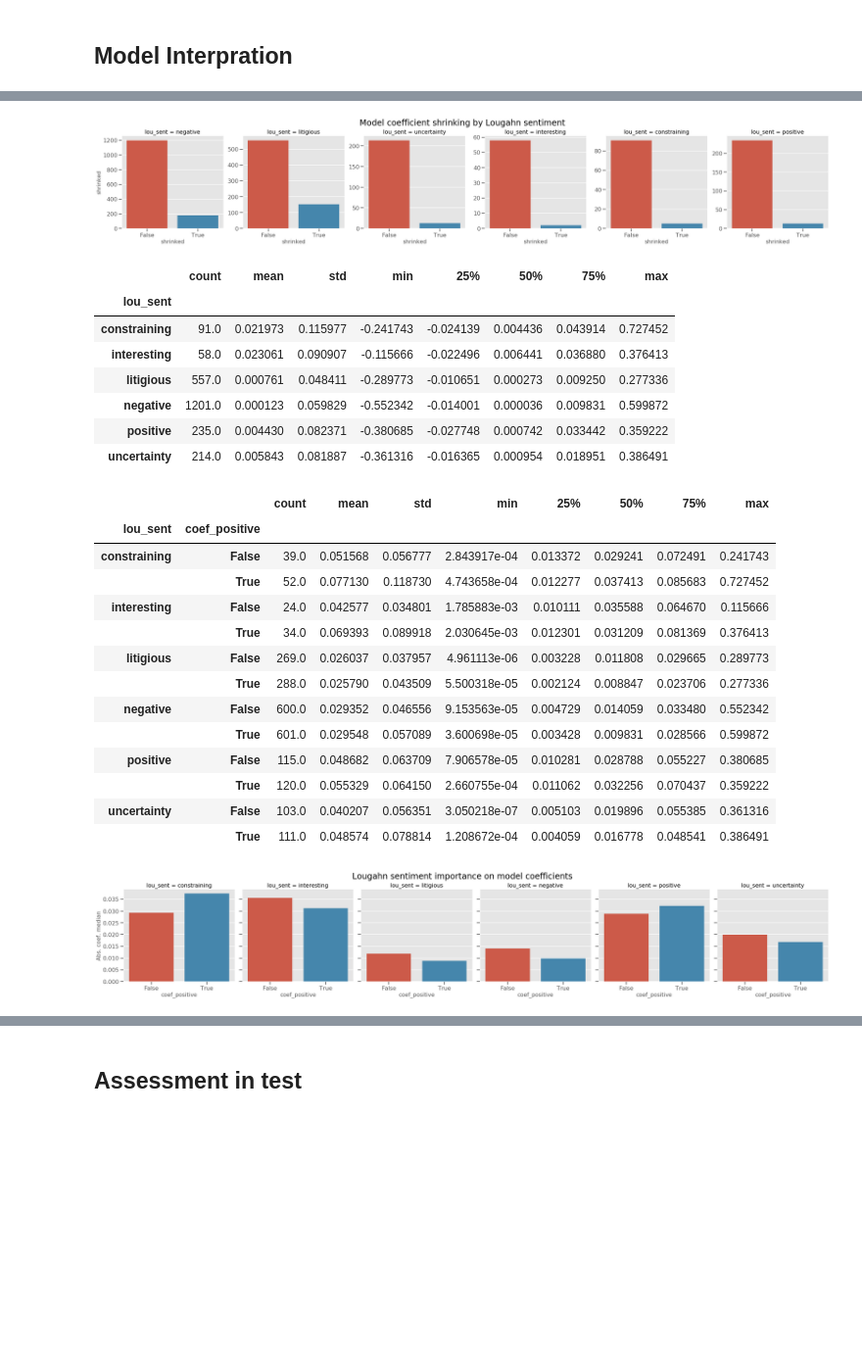
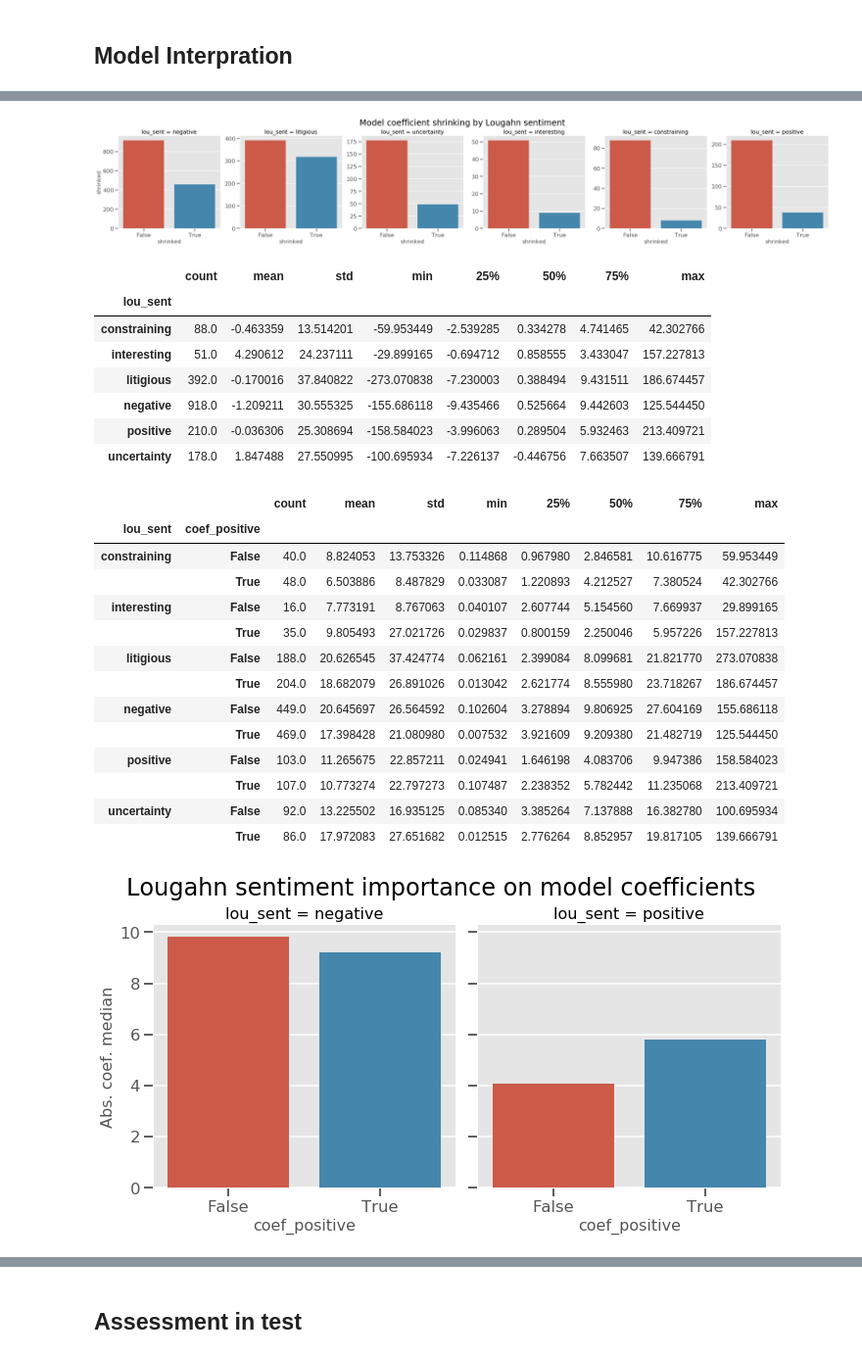
Before and after one commit to manualrg/dslab-ai-for-trading, a Jupyter notebook: notebooks/05_nlp_quant/03_10ksent_mlsent.ipynb, the cells around one changed output, grey strips where cells are left out. Shown at 98% size. Saved outputs shown, nothing was run; the diff lists cells and outputs as text; code cells hidden in the pictures; blank space fills up the shorter version.

Commit message:
train test split refactored at 2013-12-31

```diff
--- a/notebooks/05_nlp_quant/03_10ksent_mlsent.ipynb
+++ b/notebooks/05_nlp_quant/03_10ksent_mlsent.ipynb
@@ -59,7 +59,7 @@ example_ticker = 'amzn'
 # %%
 START_DT = '1998'
 END_DT = '2018'
-train_test_split_yr = '2016'
+train_test_split_yr = '2013-12-31'
 KFOLDS = 3
 RND_SEED = 123
 # %% [markdown]
@@ -350,5 +350,10 @@ pd.concat([tfidf_targets_st.head(2), tfidf_targets_st.tail(2)], axis=0)
 # %% [markdown]
 ### Long-Term Targets
 # %%
-idx_train = list(set([(date, ticker) for date, ticker in tfidf_targets.index if date < pd.Timestamp(train_test_split_yr)]))
-idx_test = list(set([(date, ticker) for date, ticker in tfidf_targets.index if date >= pd.Timestamp(train_test_split_yr)]))
+def train_test_split_by_date(df, train_test_split_yr):
+    idx_train = list(set([(date, ticker) for date, ticker in df.index if date < pd.Timestamp(train_test_split_yr)]))
+    idx_test = list(set([(date, ticker) for date, ticker in df.index if date >= pd.Timestamp(train_test_split_yr)]))
+
+    return idx_train, idx_test
+
+idx_train, idx_test = train_test_split_by_date(tfidf_targets, train_test_split_yr)
@@ -626,43 +660,45 @@ g = sns.catplot(x="shrinked", col="lou_sent", y='shrinked', kind='bar', estimato
 plt.suptitle('Model coefficient shrinking by Lougahn sentiment', y=1.05)
 plt.show()
 # %% [output]
-[figure, old version]
+[figure, new version]
 # %%
 agg_champ_model_coefs_sent = champ_model_coefs_sent[champ_model_coefs_sent['coef']!=0].groupby('lou_sent')['coef'].describe()
 agg_champ_model_coefs_sent
 # %% [output]
 |  | count | mean | std | min | 25% | 50% | 75% | max |
 | lou_sent |  |  |  |  |  |  |  |  |
-| constraining | 91.0 | 0.021973 | 0.115977 | -0.241743 | -0.024139 | 0.004436 | 0.043914 | 0.727452 |
-| interesting | 58.0 | 0.023061 | 0.090907 | -0.115666 | -0.022496 | 0.006441 | 0.036880 | 0.376413 |
-| litigious | 557.0 | 0.000761 | 0.048411 | -0.289773 | -0.010651 | 0.000273 | 0.009250 | 0.277336 |
-| negative | 1201.0 | 0.000123 | 0.059829 | -0.552342 | -0.014001 | 0.000036 | 0.009831 | 0.599872 |
-| positive | 235.0 | 0.004430 | 0.082371 | -0.380685 | -0.027748 | 0.000742 | 0.033442 | 0.359222 |
-| uncertainty | 214.0 | 0.005843 | 0.081887 | -0.361316 | -0.016365 | 0.000954 | 0.018951 | 0.386491 |
+| constraining | 88.0 | -0.463359 | 13.514201 | -59.953449 | -2.539285 | 0.334278 | 4.741465 | 42.302766 |
+| interesting | 51.0 | 4.290612 | 24.237111 | -29.899165 | -0.694712 | 0.858555 | 3.433047 | 157.227813 |
+| litigious | 392.0 | -0.170016 | 37.840822 | -273.070838 | -7.230003 | 0.388494 | 9.431511 | 186.674457 |
+| negative | 918.0 | -1.209211 | 30.555325 | -155.686118 | -9.435466 | 0.525664 | 9.442603 | 125.544450 |
+| positive | 210.0 | -0.036306 | 25.308694 | -158.584023 | -3.996063 | 0.289504 | 5.932463 | 213.409721 |
+| uncertainty | 178.0 | 1.847488 | 27.550995 | -100.695934 | -7.226137 | -0.446756 | 7.663507 | 139.666791 |
 # %%
 agg_sign_champ_model_coefs_sent = champ_model_coefs_sent[champ_model_coefs_sent['coef']!=0].groupby(['lou_sent', 'coef_positive'])['coef_abs'].describe()
 agg_sign_champ_model_coefs_sent
 # %% [output]
 |  |  | count | mean | std | min | 25% | 50% | 75% | max |
 | lou_sent | coef_positive |  |  |  |  |  |  |  |  |
-| constraining | False | 39.0 | 0.051568 | 0.056777 | 2.843917e-04 | 0.013372 | 0.029241 | 0.072491 | 0.241743 |
-|  | True | 52.0 | 0.077130 | 0.118730 | 4.743658e-04 | 0.012277 | 0.037413 | 0.085683 | 0.727452 |
-| interesting | False | 24.0 | 0.042577 | 0.034801 | 1.785883e-03 | 0.010111 | 0.035588 | 0.064670 | 0.115666 |
-|  | True | 34.0 | 0.069393 | 0.089918 | 2.030645e-03 | 0.012301 | 0.031209 | 0.081369 | 0.376413 |
-| litigious | False | 269.0 | 0.026037 | 0.037957 | 4.961113e-06 | 0.003228 | 0.011808 | 0.029665 | 0.289773 |
-|  | True | 288.0 | 0.025790 | 0.043509 | 5.500318e-05 | 0.002124 | 0.008847 | 0.023706 | 0.277336 |
-| negative | False | 600.0 | 0.029352 | 0.046556 | 9.153563e-05 | 0.004729 | 0.014059 | 0.033480 | 0.552342 |
-|  | True | 601.0 | 0.029548 | 0.057089 | 3.600698e-05 | 0.003428 | 0.009831 | 0.028566 | 0.599872 |
-| positive | False | 115.0 | 0.048682 | 0.063709 | 7.906578e-05 | 0.010281 | 0.028788 | 0.055227 | 0.380685 |
-|  | True | 120.0 | 0.055329 | 0.064150 | 2.660755e-04 | 0.011062 | 0.032256 | 0.070437 | 0.359222 |
-| uncertainty | False | 103.0 | 0.040207 | 0.056351 | 3.050218e-07 | 0.005103 | 0.019896 | 0.055385 | 0.361316 |
-|  | True | 111.0 | 0.048574 | 0.078814 | 1.208672e-04 | 0.004059 | 0.016778 | 0.048541 | 0.386491 |
+| constraining | False | 40.0 | 8.824053 | 13.753326 | 0.114868 | 0.967980 | 2.846581 | 10.616775 | 59.953449 |
+|  | True | 48.0 | 6.503886 | 8.487829 | 0.033087 | 1.220893 | 4.212527 | 7.380524 | 42.302766 |
+| interesting | False | 16.0 | 7.773191 | 8.767063 | 0.040107 | 2.607744 | 5.154560 | 7.669937 | 29.899165 |
+|  | True | 35.0 | 9.805493 | 27.021726 | 0.029837 | 0.800159 | 2.250046 | 5.957226 | 157.227813 |
+| litigious | False | 188.0 | 20.626545 | 37.424774 | 0.062161 | 2.399084 | 8.099681 | 21.821770 | 273.070838 |
+|  | True | 204.0 | 18.682079 | 26.891026 | 0.013042 | 2.621774 | 8.555980 | 23.718267 | 186.674457 |
+| negative | False | 449.0 | 20.645697 | 26.564592 | 0.102604 | 3.278894 | 9.806925 | 27.604169 | 155.686118 |
+|  | True | 469.0 | 17.398428 | 21.080980 | 0.007532 | 3.921609 | 9.209380 | 21.482719 | 125.544450 |
+| positive | False | 103.0 | 11.265675 | 22.857211 | 0.024941 | 1.646198 | 4.083706 | 9.947386 | 158.584023 |
+|  | True | 107.0 | 10.773274 | 22.797273 | 0.107487 | 2.238352 | 5.782442 | 11.235068 | 213.409721 |
+| uncertainty | False | 92.0 | 13.225502 | 16.935125 | 0.085340 | 3.385264 | 7.137888 | 16.382780 | 100.695934 |
+|  | True | 86.0 | 17.972083 | 27.651682 | 0.012515 | 2.776264 | 8.852957 | 19.817105 | 139.666791 |
 # %%
-agg_sign_champ_model_coefs_sent_viz = agg_sign_champ_model_coefs_sent.reset_index().rename(columns={'50%': 'Abs. coef. median'})
+agg_sign_champ_model_coefs_sent_viz = agg_sign_champ_model_coefs_sent.reset_index().rename(columns={'50%': 'Abs. coef. median'}).\
+    loc[agg_sign_champ_model_coefs_sent_viz['lou_sent'].isin(['positive','negative'])]
+
 g = sns.catplot(x="coef_positive", col="lou_sent", y='Abs. coef. median', kind='bar', data=agg_sign_champ_model_coefs_sent_viz)
 
 plt.suptitle('Lougahn sentiment importance on model coefficients', y=1.05)
 plt.show()
 # %% [output]
-[figure, old version]
+[figure, new version]
 # %%
```
Also changed, not shown: parts of 38 cells of this notebook.
